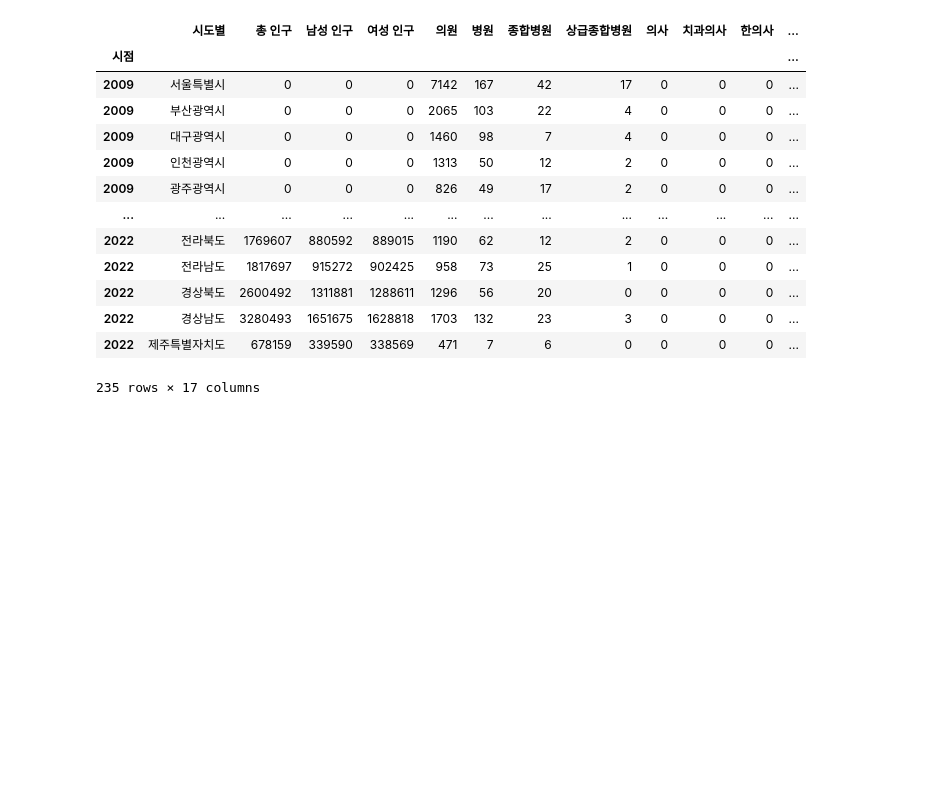
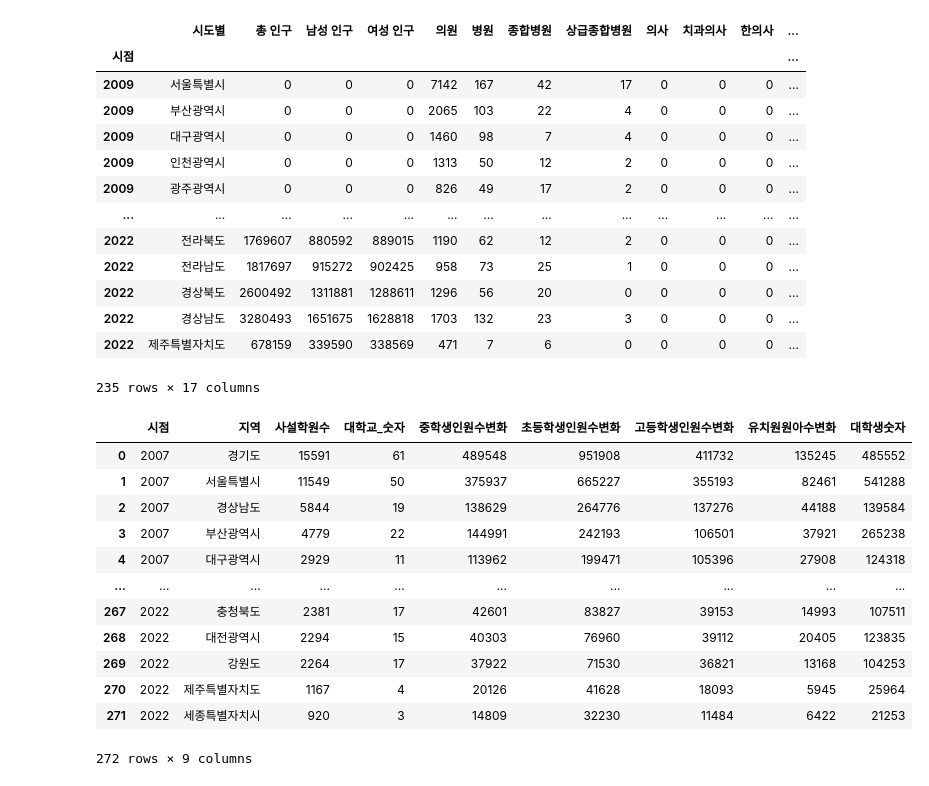
Before and after one commit to vxornjs11/Pytone_Flutter, a Jupyter notebook: Note/00. First 취합.ipynb, the cells around one changed output. Cells and saved outputs as stored; diff of their text form; code cells hidden in the pictures; blank space fills up the shorter version.

```diff
--- a/Note/00. First 취합.ipynb
+++ b/Note/00. First 취합.ipynb
@@ -177,3 +177,20 @@ df
 | 2022 | 경상남도 | 3280493 | 1651675 | 1628818 | 1703 | 132 | 23 | 3 | 0 | 0 | 0 | ... |
 | 2022 | 제주특별자치도 | 678159 | 339590 | 338569 | 471 | 7 | 6 | 0 | 0 | 0 | 0 | ... |
 235 rows × 17 columns
+# %%
+study = pd.read_csv('../Data/study/2007~2022유치원_대학_사설학원.csv', index_col=0)
+study
+# %% [output]
+|  | 시점 | 지역 | 사설학원수 | 대학교_숫자 | 중학생인원수변화 | 초등학생인원수변화 | 고등학생인원수변화 | 유치원원아수변화 | 대학생숫자 |
+| 0 | 2007 | 경기도 | 15591 | 61 | 489548 | 951908 | 411732 | 135245 | 485552 |
+| 1 | 2007 | 서울특별시 | 11549 | 50 | 375937 | 665227 | 355193 | 82461 | 541288 |
+| 2 | 2007 | 경상남도 | 5844 | 19 | 138629 | 264776 | 137276 | 44188 | 139584 |
+| 3 | 2007 | 부산광역시 | 4779 | 22 | 144991 | 242193 | 106501 | 37921 | 265238 |
+| 4 | 2007 | 대구광역시 | 2929 | 11 | 113962 | 199471 | 105396 | 27908 | 124318 |
+| ... | ... | ... | ... | ... | ... | ... | ... | ... | ... |
+| 267 | 2022 | 충청북도 | 2381 | 17 | 42601 | 83827 | 39153 | 14993 | 107511 |
+| 268 | 2022 | 대전광역시 | 2294 | 15 | 40303 | 76960 | 39112 | 20405 | 123835 |
+| 269 | 2022 | 강원도 | 2264 | 17 | 37922 | 71530 | 36821 | 13168 | 104253 |
+| 270 | 2022 | 제주특별자치도 | 1167 | 4 | 20126 | 41628 | 18093 | 5945 | 25964 |
+| 271 | 2022 | 세종특별자치시 | 920 | 3 | 14809 | 32230 | 11484 | 6422 | 21253 |
+272 rows × 9 columns
```
Also changed, not shown: parts of 8 cells of this notebook, 5 other files.
